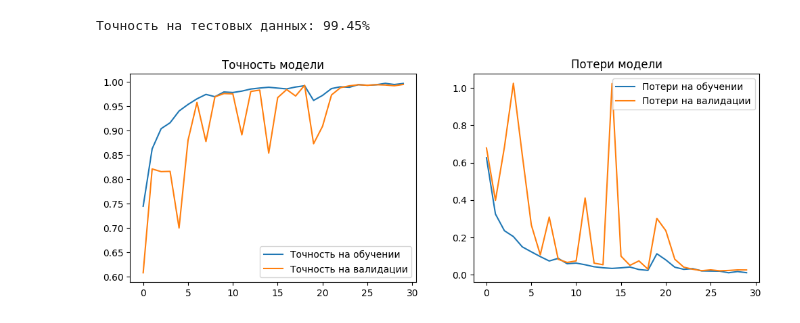
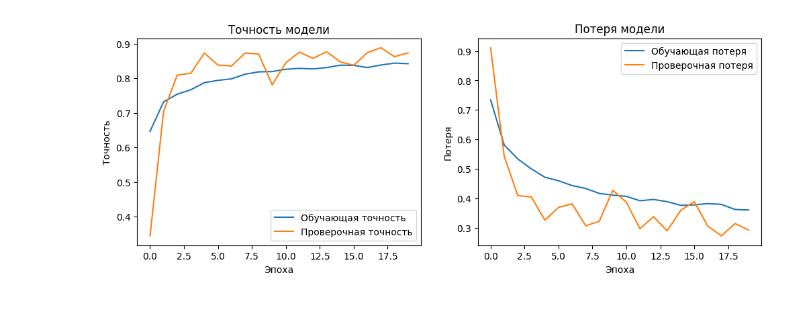
Before and after one commit to webbsalad/3-course, a Jupyter notebook: 3.2/DLM/lab4/report.ipynb, the cells around one changed output. Saved outputs shown, nothing was run; the diff lists cells and outputs as text; code cells hidden in the pictures.

```diff
--- a/3.2/DLM/lab4/report.ipynb
+++ b/3.2/DLM/lab4/report.ipynb
@@ -59,9 +26,0 @@ FileNotFoundError: [Errno 2] No such file or directory: '/content/bus/'
-# %%
-# Определение списка имен классов
-CLASS_LIST = sorted(os.listdir(IMAGE_PATH))
-
-# Определение количества классов
-CLASS_COUNT = len(CLASS_LIST)
-
-# Проверка результата
-print(f'Количество классов: {CLASS_COUNT}, метки классов: {CLASS_LIST}')
@@ -227,0 +129,15 @@ Epoch 30/30
+# %%
+
+start_time = time.time()
+batch_size = 32
+epochs = 20
+
+history = model.fit(
+    datagen.flow(X_train_images, y_train, batch_size=batch_size),
+    validation_data=(X_val_images, y_val),
+    epochs=epochs,
+    steps_per_epoch=len(X_train_images) // batch_size,
+    verbose=1
+)
+
+print(f'Время обучения: {time.time() - start_time:.2f} секунд')
@@ -228,22 +171,23 @@ Epoch 30/30
 # %%
-# Оценка точности на тестовых данных
-test_loss, test_acc = model.evaluate(X_test, y_test, verbose=0)
-print(f'\nТочность на тестовых данных: {test_acc:.2%}')
 
-# Визуализация процесса обучения
 plt.figure(figsize=(12, 4))
+
 plt.subplot(1, 2, 1)
-plt.plot(history.history['accuracy'], label='Точность на обучении')
-plt.plot(history.history['val_accuracy'], label='Точность на валидации')
+plt.plot(history.history['accuracy'], label='Обучающая точность')
+plt.plot(history.history['val_accuracy'], label='Проверочная точность')
 plt.title('Точность модели')
+plt.xlabel('Эпоха')
+plt.ylabel('Точность')
 plt.legend()
 
 plt.subplot(1, 2, 2)
-plt.plot(history.history['loss'], label='Потери на обучении')
-plt.plot(history.history['val_loss'], label='Потери на валидации')
-plt.title('Потери модели')
+plt.plot(history.history['loss'], label='Обучающая потеря')
+plt.plot(history.history['val_loss'], label='Проверочная потеря')
+plt.title('Потеря модели')
+plt.xlabel('Эпоха')
+plt.ylabel('Потеря')
 plt.legend()
+
 plt.show()
 # %% [output]
-Точность на тестовых данных: 99.45%
-[figure, old version]
+[figure, new version]
```
Also changed, not shown: parts of 23 cells of this notebook, 10 other files.
